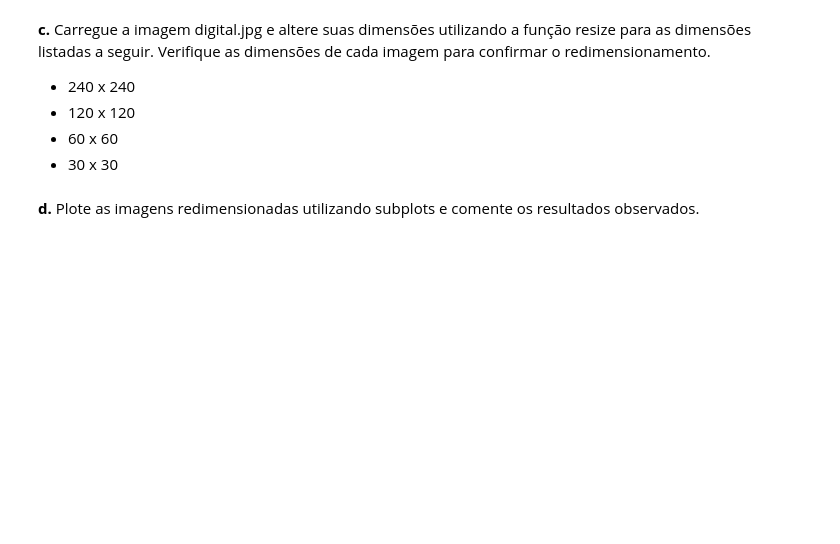
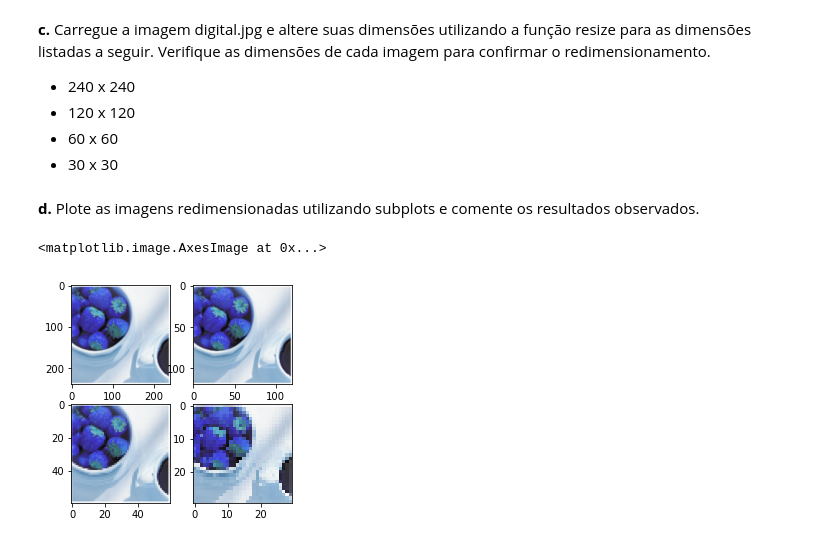
Before and after one commit to william-hazem/Processamento-Digital-de-Imagem-e-Vis-o-Computacional, a Jupyter notebook: Lab 01/Exp. 01 - Lab. Introdução ao Processamento Digital de Imagens e Visão Computacional.ipynb, the cells around one changed output. Saved outputs shown, nothing was run; the diff lists cells and outputs as text; code cells hidden in the pictures; blank space fills up the shorter version.

```diff
--- a/Lab 01/Exp. 01 - Lab. Introdução ao Processamento Digital de Imagens e Visão Computacional.ipynb
+++ b/Lab 01/Exp. 01 - Lab. Introdução ao Processamento Digital de Imagens e Visão Computacional.ipynb
@@ -526,5 +563,26 @@ A biblioteca OpenCV possibilita redimensionar imagens carregadas através da fun
 * 120 x 120
 *  60 x  60
 *  30 x  30
+# %%
+# imgSrc = cv2.imread('mandril.tiff')
+# imgSrc = cv2.imread('morango.png')
+imgSrc = cv2.imread('lenna.jpg')
+
+
+
+img1 = cv2.resize(imgSrc, (240, 240))
+img2 = cv2.resize(imgSrc, (120, 120))
+img3 = cv2.resize(imgSrc, (60, 60))
+img4 = cv2.resize(imgSrc, (30, 30))
 # %% [markdown]
 **d.** Plote as imagens redimensionadas utilizando subplots e comente os resultados observados.
+# %%
+fig, axs = plt.subplots(nrows = 2, ncols = 2, figsize=(4,4))
+
+axs[0][0].imshow(img1)
+axs[0][1].imshow(img2)
+axs[1][0].imshow(img3)
+axs[1][1].imshow(img4)
+# %% [output]
+<matplotlib.image.AxesImage at 0x...>
+[figure, added]
```
Also changed, not shown: parts of 5 cells of this notebook.
